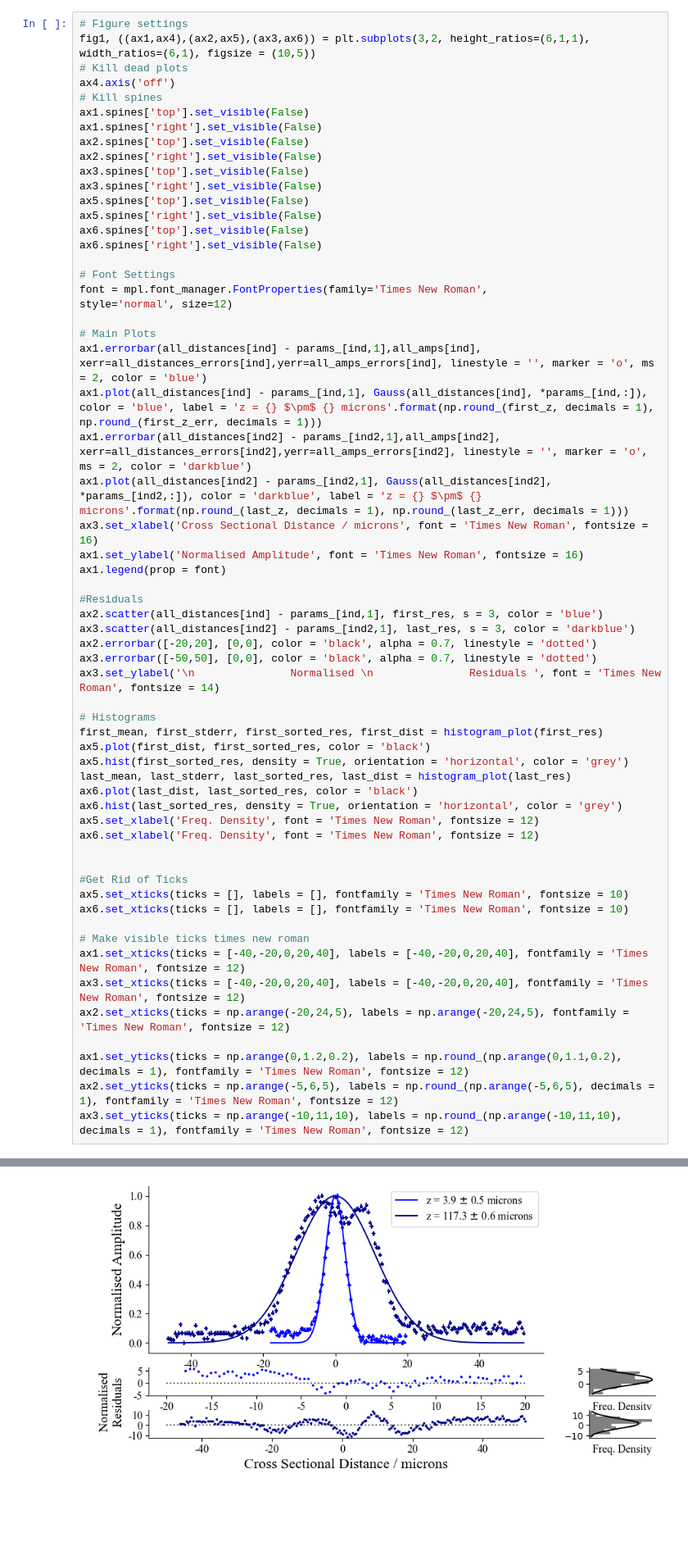
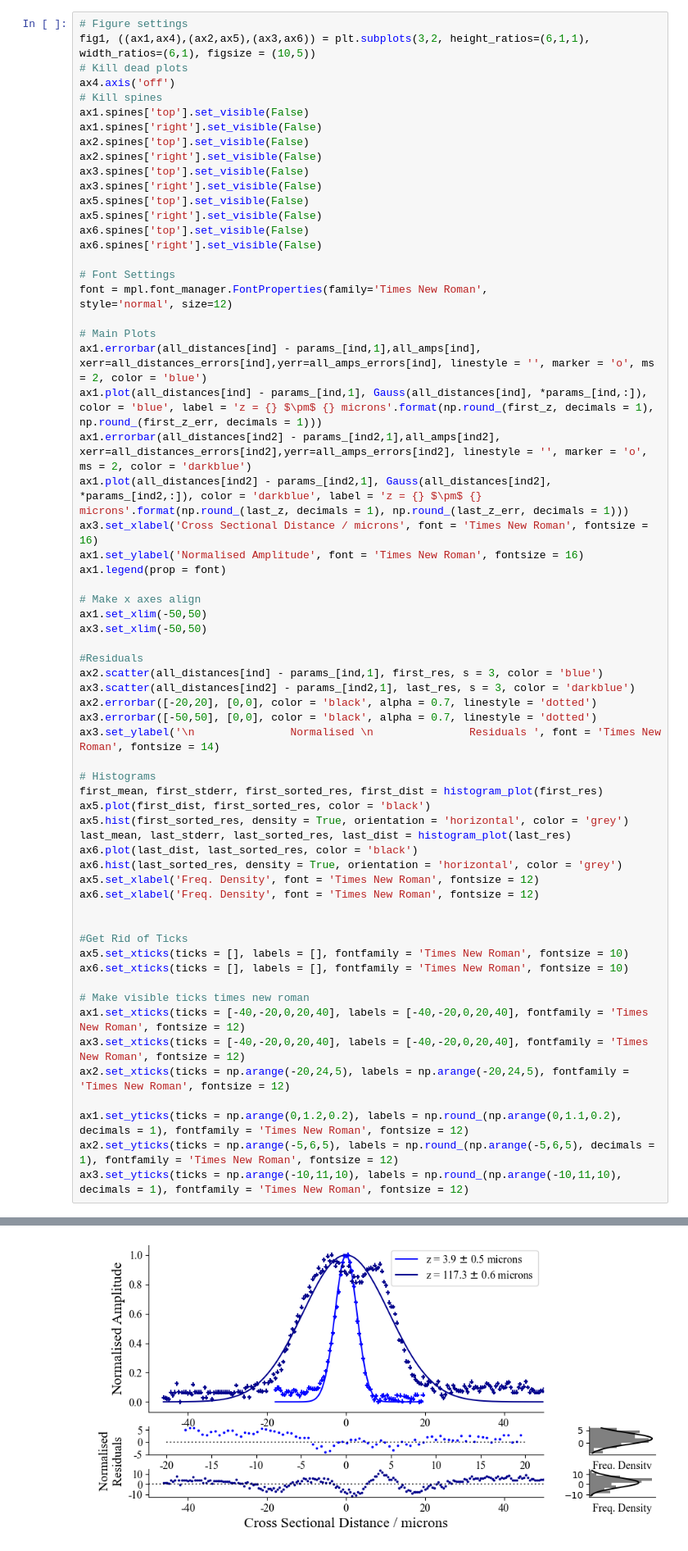
Before and after one commit to akay8/Level4Project, a Jupyter notebook: Cleaved_Fibre.ipynb, the cells around one changed output, grey strips where cells are left out. Shown at 82% size. Saved outputs shown, nothing was run; the diff lists cells and outputs as text; blank space fills up the shorter version.

Commit message:
Some nice graphs

```diff
--- a/Cleaved_Fibre.ipynb
+++ b/Cleaved_Fibre.ipynb
@@ -290,6 +348,10 @@ ax1.plot(all_distances[ind2] - params_[ind2,1], Gauss(all_distances[ind2], *para
 ax3.set_xlabel('Cross Sectional Distance / microns', font = 'Times New Roman', fontsize = 16)
 ax1.set_ylabel('Normalised Amplitude', font = 'Times New Roman', fontsize = 16)
 ax1.legend(prop = font)
+
+# Make x axes align
+ax1.set_xlim(-50,50)
+ax3.set_xlim(-50,50)
 
 #Residuals
 ax2.scatter(all_distances[ind] - params_[ind,1], first_res, s = 3, color = 'blue')
@@ -298,31 +360,31 @@ ax2.errorbar([-20,20], [0,0], color = 'black', alpha = 0.7, linestyle = 'dotted'
 ax3.errorbar([-50,50], [0,0], color = 'black', alpha = 0.7, linestyle = 'dotted')
 ax3.set_ylabel('\n               Normalised \n               Residuals ', font = 'Times New Roman', fontsize = 14)
 
 # Histograms
 first_mean, first_stderr, first_sorted_res, first_dist = histogram_plot(first_res)
 ax5.plot(first_dist, first_sorted_res, color = 'black')
 ax5.hist(first_sorted_res, density = True, orientation = 'horizontal', color = 'grey')
 last_mean, last_stderr, last_sorted_res, last_dist = histogram_plot(last_res)
 ax6.plot(last_dist, last_sorted_res, color = 'black')
 ax6.hist(last_sorted_res, density = True, orientation = 'horizontal', color = 'grey')
 ax5.set_xlabel('Freq. Density', font = 'Times New Roman', fontsize = 12)
 ax6.set_xlabel('Freq. Density', font = 'Times New Roman', fontsize = 12)
 
 
 #Get Rid of Ticks
 ax5.set_xticks(ticks = [], labels = [], fontfamily = 'Times New Roman', fontsize = 10)
 ax6.set_xticks(ticks = [], labels = [], fontfamily = 'Times New Roman', fontsize = 10)
 
 # Make visible ticks times new roman
 ax1.set_xticks(ticks = [-40,-20,0,20,40], labels = [-40,-20,0,20,40], fontfamily = 'Times New Roman', fontsize = 12)
 ax3.set_xticks(ticks = [-40,-20,0,20,40], labels = [-40,-20,0,20,40], fontfamily = 'Times New Roman', fontsize = 12)
 ax2.set_xticks(ticks = np.arange(-20,24,5), labels = np.arange(-20,24,5), fontfamily = 'Times New Roman', fontsize = 12)
 
 ax1.set_yticks(ticks = np.arange(0,1.2,0.2), labels = np.round_(np.arange(0,1.1,0.2), decimals = 1), fontfamily = 'Times New Roman', fontsize = 12)
 ax2.set_yticks(ticks = np.arange(-5,6,5), labels = np.round_(np.arange(-5,6,5), decimals = 1), fontfamily = 'Times New Roman', fontsize = 12)
 ax3.set_yticks(ticks = np.arange(-10,11,10), labels = np.round_(np.arange(-10,11,10), decimals = 1), fontfamily = 'Times New Roman', fontsize = 12)
 # %% [output]
 [<matplotlib.axis.YTick at 0x...>,
  <matplotlib.axis.YTick at 0x...>,
  <matplotlib.axis.YTick at 0x...>]
-[figure, old version]
+[figure, new version]
```
Also changed, not shown: parts of 4 cells of this notebook.
